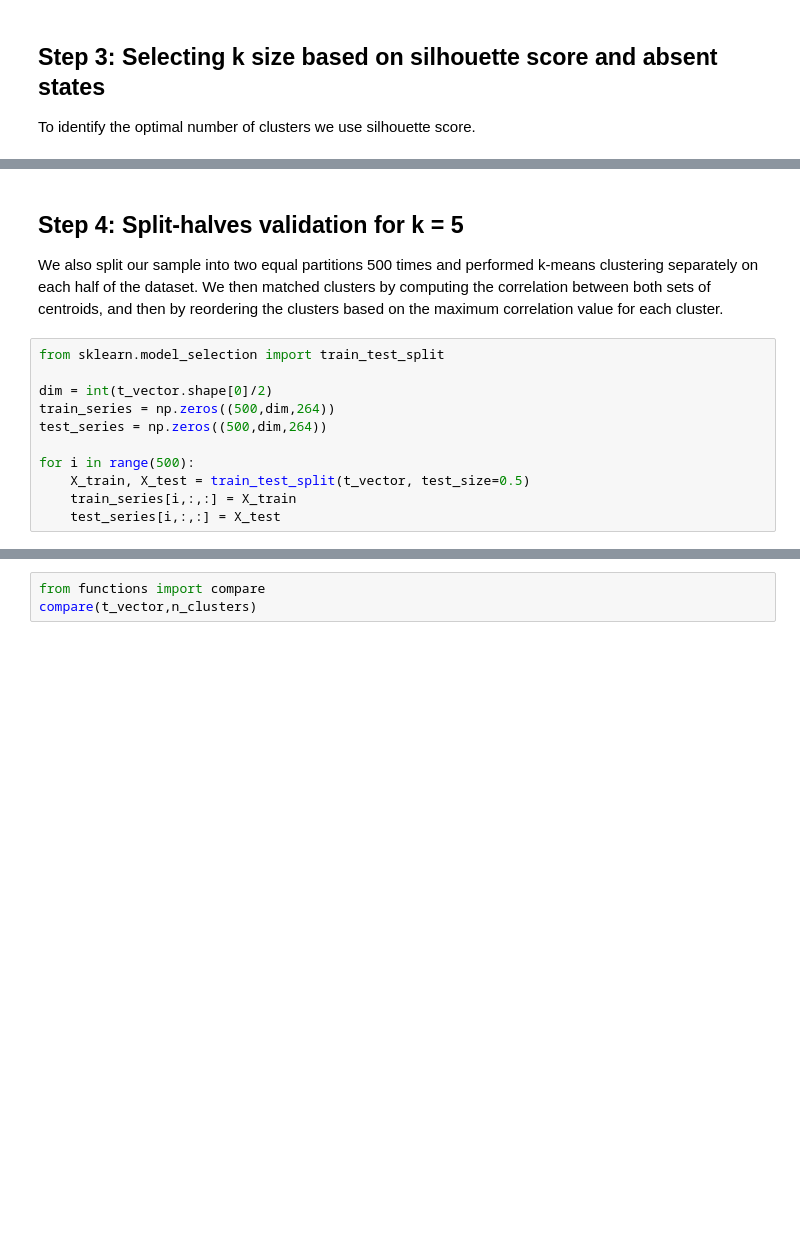
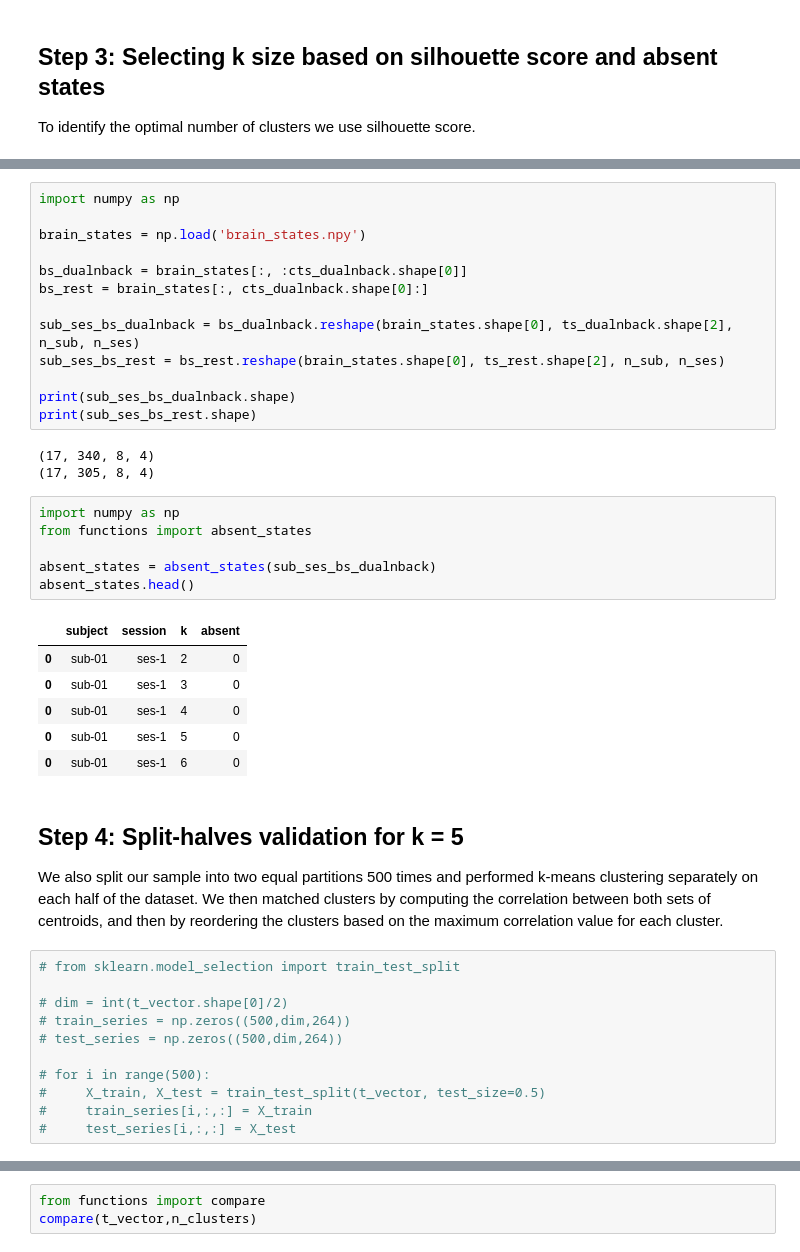
Before and after one commit to LeonBai/wm-brain-states, a Jupyter notebook: brain_states_analysis_schaefer400.ipynb, the cells around one changed output, grey strips where cells are left out. Drawn from its saved outputs; the diff is of its cells as text; blank space fills up the shorter version.

```diff
--- a/brain_states_analysis_schaefer400.ipynb
+++ b/brain_states_analysis_schaefer400.ipynb
@@ -114,17 +124,46 @@ plt.show()
+# %%
+import numpy as np
+
+brain_states = np.load('brain_states.npy')
+
+bs_dualnback = brain_states[:, :cts_dualnback.shape[0]]
+bs_rest = brain_states[:, cts_dualnback.shape[0]:]
+
+sub_ses_bs_dualnback = bs_dualnback.reshape(brain_states.shape[0], ts_dualnback.shape[2], n_sub, n_ses)
+sub_ses_bs_rest = bs_rest.reshape(brain_states.shape[0], ts_rest.shape[2], n_sub, n_ses)
+
+print(sub_ses_bs_dualnback.shape)
+print(sub_ses_bs_rest.shape)
+# %% [output]
+(17, 340, 8, 4)
+(17, 305, 8, 4)
+# %%
+import numpy as np
+from functions import absent_states
+
+absent_states = absent_states(sub_ses_bs_dualnback)
+absent_states.head()
+# %% [output]
+|  | subject | session | k | absent |
+| 0 | sub-01 | ses-1 | 2 | 0 |
+| 0 | sub-01 | ses-1 | 3 | 0 |
+| 0 | sub-01 | ses-1 | 4 | 0 |
+| 0 | sub-01 | ses-1 | 5 | 0 |
+| 0 | sub-01 | ses-1 | 6 | 0 |
 # %% [markdown]
 Step 4: Split-halves validation for k = 5
 -------------------------------------------------------------------------
 
 We also split our sample into two equal partitions 500 times and performed k-means clustering separately on each half of the dataset. We then matched clusters by computing the correlation between both sets of centroids, and then by reordering the clusters based on the maximum correlation value for each cluster.
 # %%
-from sklearn.model_selection import train_test_split
+# from sklearn.model_selection import train_test_split
 
-dim = int(t_vector.shape[0]/2)
-train_series = np.zeros((500,dim,264))
-test_series = np.zeros((500,dim,264))
+# dim = int(t_vector.shape[0]/2)
+# train_series = np.zeros((500,dim,264))
+# test_series = np.zeros((500,dim,264))
 
-for i in range(500):
-    X_train, X_test = train_test_split(t_vector, test_size=0.5)
-    train_series[i,:,:] = X_train
-    test_series[i,:,:] = X_test
+# for i in range(500):
+#     X_train, X_test = train_test_split(t_vector, test_size=0.5)
+#     train_series[i,:,:] = X_train
+#     test_series[i,:,:] = X_test
 # %%
```
Also changed, not shown: parts of 20 cells of this notebook, 3 other files.
